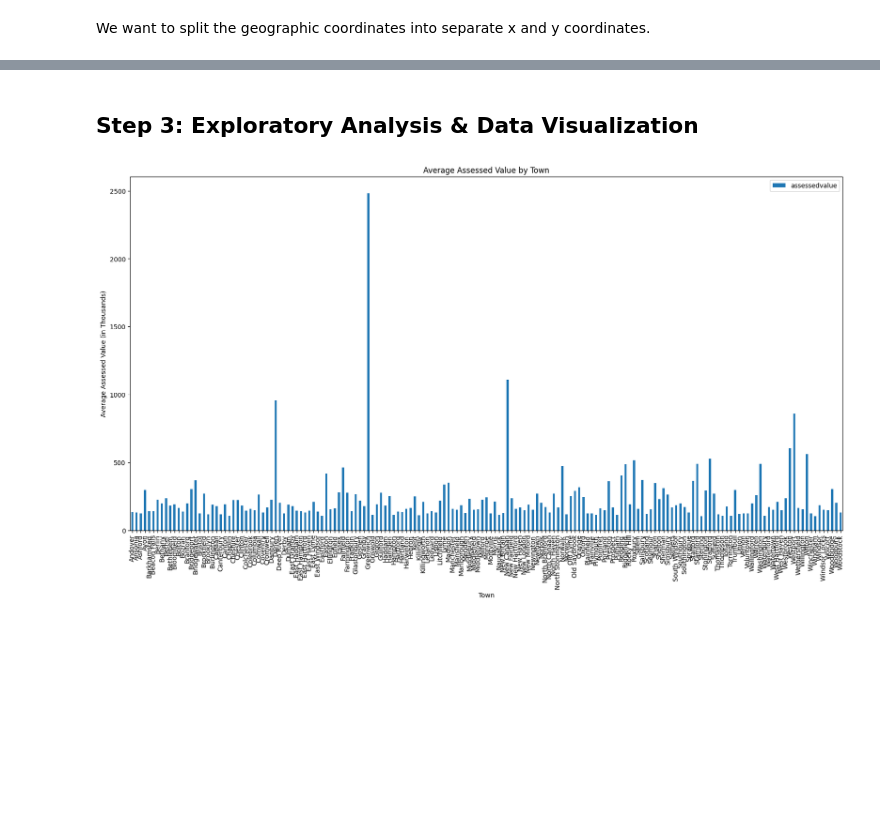
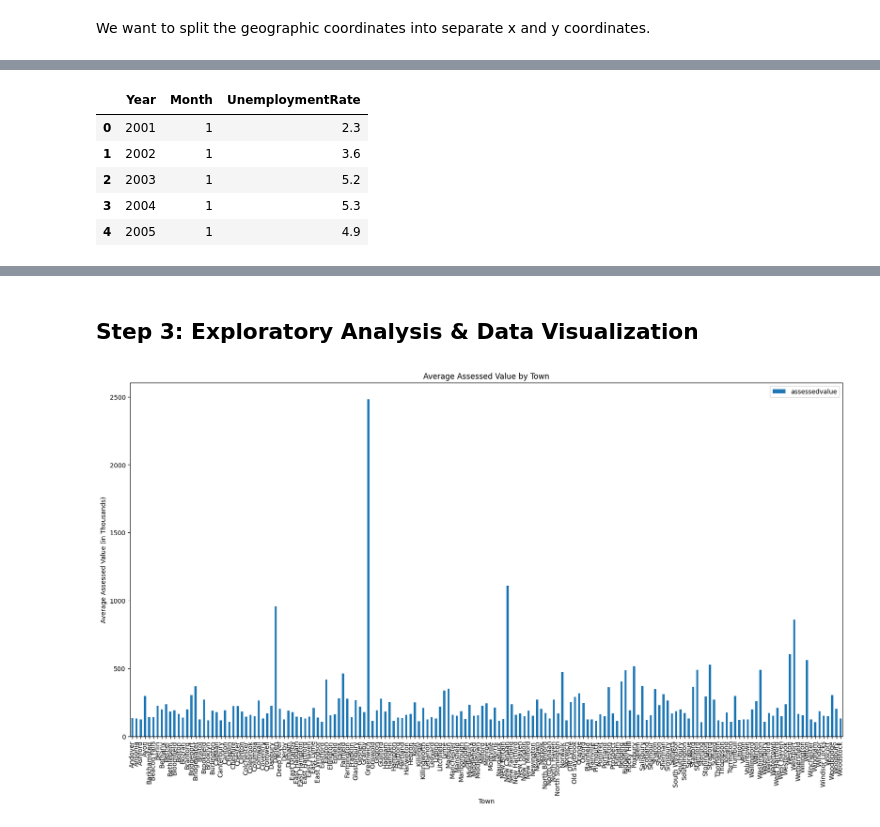
Before and after one commit to JenCodetc/JenCodetc.github.io, a Jupyter notebook: Final Tutorial ~ Real Estate Sales-checkpoint.ipynb, the cells around one changed output, grey strips where cells are left out. Cells and saved outputs as stored; diff of their text form; code cells hidden in the pictures; blank space fills up the shorter version.

```diff
--- a/Final Tutorial ~ Real Estate Sales-checkpoint.ipynb
+++ b/Final Tutorial ~ Real Estate Sales-checkpoint.ipynb
@@ -102,0 +123,17 @@ df = df[df['saleamount'].notna()]
+# %%
+months = ['Jan', 'Feb', 'Mar', 'Apr', 'May', 'Jun', 'Jul',
+                    'Aug', 'Sep', 'Oct', 'Nov', 'Dec']
+
+for i, row in unemployment_df.iterrows():
+    unemployment_df.at[i, 'Year'] = pd.to_datetime(row['Year'], format="%Y").year
+    unemployment_df.at[i, 'Month'] = pd.to_datetime((int(months.index(row['Month'])) + 1), format="%m").month
+    # unemployment_df.at[i, 'Month'] = (int(months.index(row['Month'])) + 1)
+
+unemployment_df.head()
+# %% [output]
+|  | Year | Month | UnemploymentRate |
+| 0 | 2001 | 1 | 2.3 |
+| 1 | 2002 | 1 | 3.6 |
+| 2 | 2003 | 1 | 5.2 |
+| 3 | 2004 | 1 | 5.3 |
+| 4 | 2005 | 1 | 4.9 |
```
Also changed, not shown: parts of 16 cells of this notebook.
